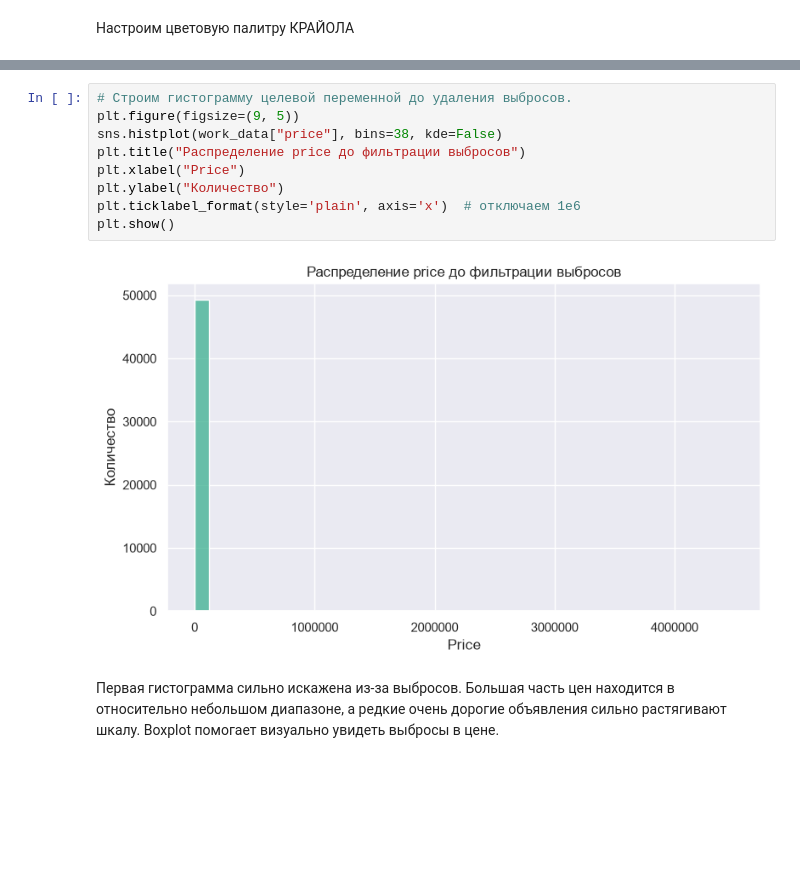
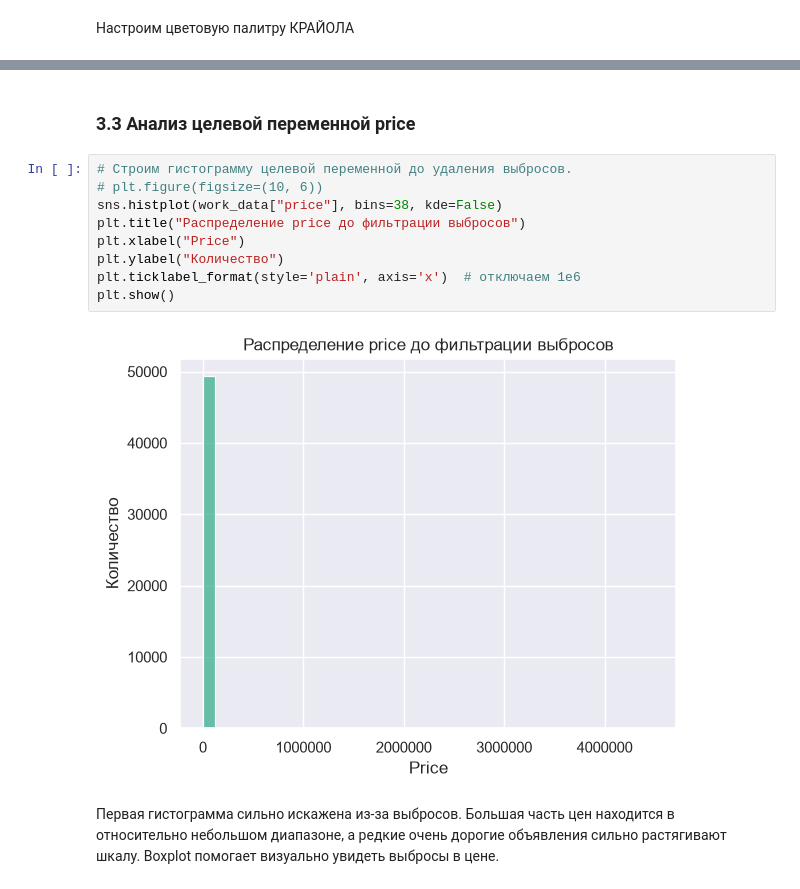
Before and after one commit to giperadmin/intro_in_ml_1, a Jupyter notebook: ML1_Introduction_jacquieb.ipynb, the cells around one changed output, grey strips where cells are left out. Cells and saved outputs as stored; diff of their text form; blank space fills up the shorter version.

```diff
--- a/ML1_Introduction_jacquieb.ipynb
+++ b/ML1_Introduction_jacquieb.ipynb
@@ -241,15 +237,17 @@ Wall time: 5.72 μs
 [figure]
+# %% [markdown]
+### 3.3 Анализ целевой переменной price
 # %%
 # Строим гистограмму целевой переменной до удаления выбросов.
-plt.figure(figsize=(9, 5))
+# plt.figure(figsize=(10, 6))
 sns.histplot(work_data["price"], bins=38, kde=False)
 plt.title("Распределение price до фильтрации выбросов")
 plt.xlabel("Price")
 plt.ylabel("Количество")
 plt.ticklabel_format(style='plain', axis='x')  # отключаем 1e6
 plt.show()
 # %% [output]
-[figure, old version]
+[figure, new version]
 # %% [markdown]
 Первая гистограмма сильно искажена из-за выбросов. Большая часть цен находится в относительно небольшом диапазоне, а редкие очень дорогие объявления сильно растягивают шкалу. Boxplot помогает визуально увидеть выбросы в цене.
 # %%
```
Also changed, not shown: parts of 30 cells of this notebook.
